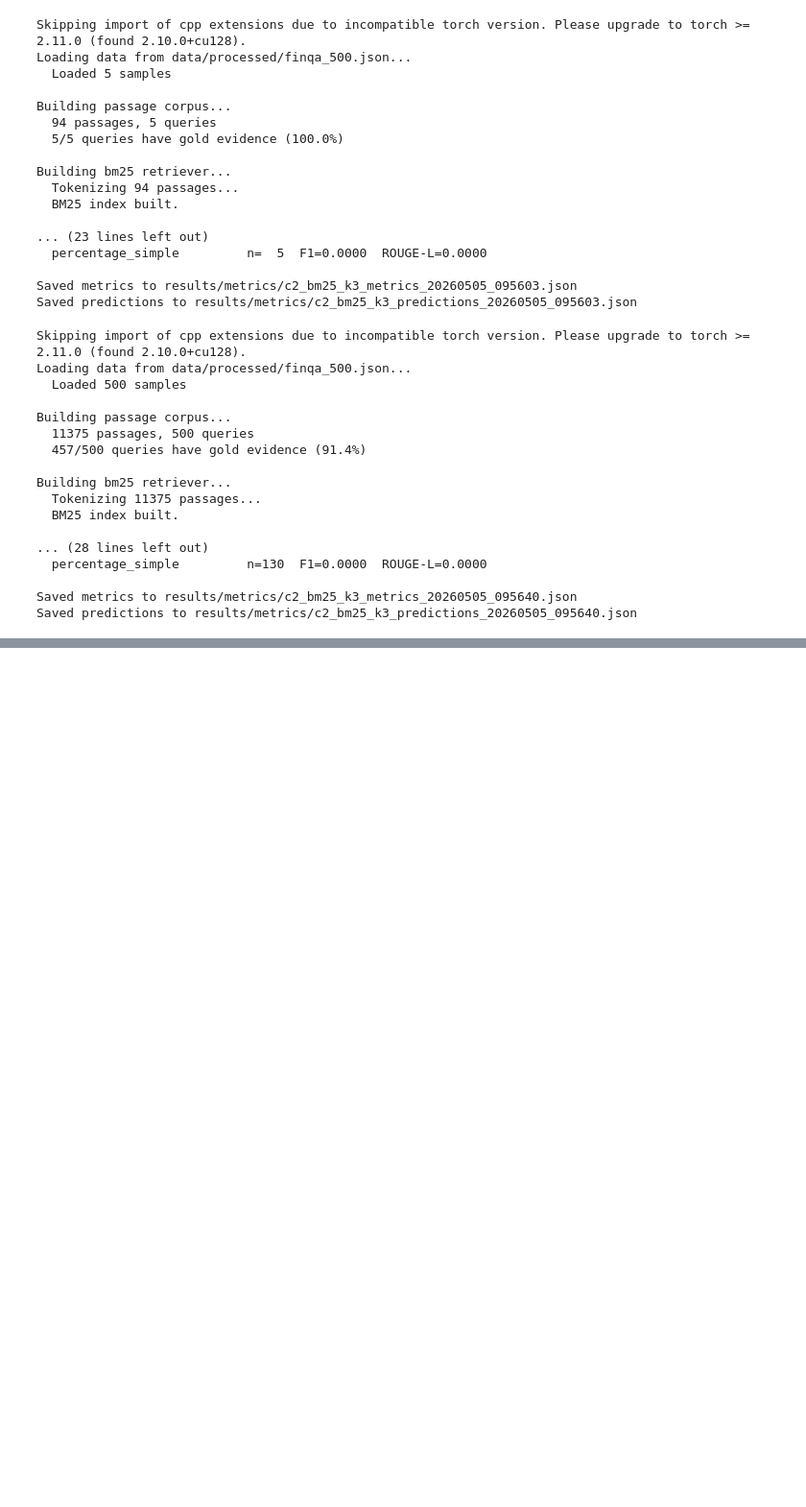
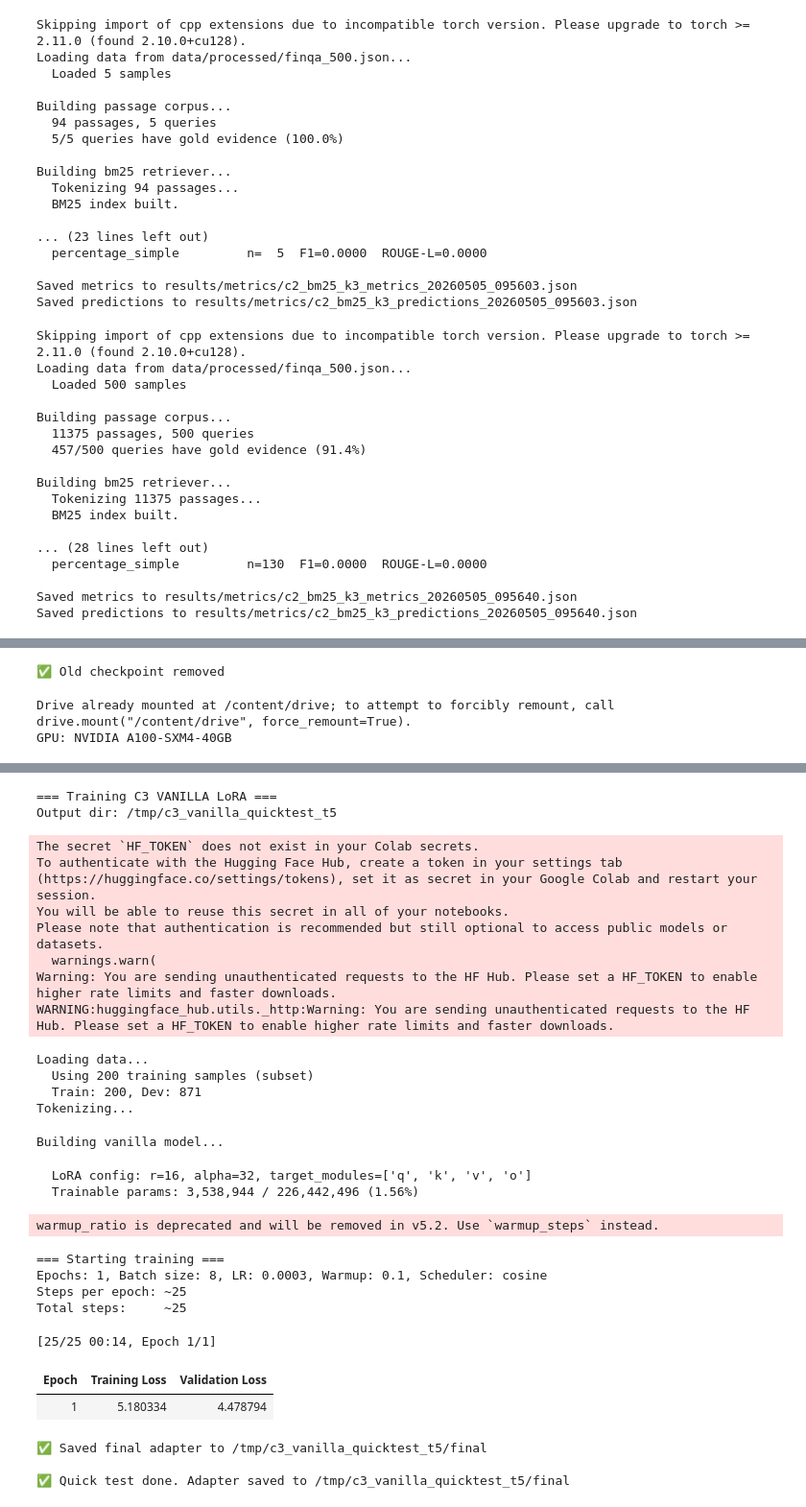
Before and after one commit to zx2536-gif/finqa-rag-lora-ablation, a Jupyter notebook: notebooks/01_data_exploration.ipynb, the cells around one changed output, grey strips where cells are left out. Shown at 96% size. Cells and saved outputs as stored; diff of their text form; code cells hidden in the pictures; blank space fills up the shorter version.

```diff
--- a/notebooks/01_data_exploration.ipynb
+++ b/notebooks/01_data_exploration.ipynb
@@ -2559,0 +3222,38 @@ print(f"\n✅ Quick test done. Adapter saved to {quick_dir}")
+# %%
+!rm -rf /content/drive/MyDrive/finqa-rag-lora-ablation/checkpoints/c3_vanilla
+print("✅ Old checkpoint removed")
+# %% [output]
+✅ Old checkpoint removed
+# %%
+# === Cell 1: 环境同步 ===
+from google.colab import drive
+drive.mount('/content/drive')
+
+import os
+os.chdir('/content/drive/MyDrive/finqa-rag-lora-ablation')
+
+import torch
+print(f"GPU: {torch.cuda.get_device_name(0)}")
+# %% [output]
+Drive already mounted at /content/drive; to attempt to forcibly remount, call drive.mount("/content/drive", force_remount=True).
+GPU: NVIDIA A100-SXM4-40GB
+# %%
+# === Cell 2: Quick Test - 用 t5-base + 200 条样本 + 1 epoch ===
+import sys
+sys.path.insert(0, '/content/drive/MyDrive/finqa-rag-lora-ablation')
+
+import importlib
+import src.models.lora_trainer
+importlib.reload(src.models.lora_trainer)
+from src.models.lora_trainer import train_lora
+
+# Quick test 验证 t5-base 能学
+quick_dir = train_lora(
+    variant='vanilla',
+    output_dir='/tmp/c3_vanilla_quicktest_t5',
+    epochs=1,
+    batch_size=8,
+    n_train_samples=200,
+)
+print(f"\n✅ Quick test done. Adapter saved to {quick_dir}")
+# %% [output]
@@ -2559,0 +3261,27 @@ print(f"\n✅ Quick test done. Adapter saved to {quick_dir}")
+=== Training C3 VANILLA LoRA ===
+Output dir: /tmp/c3_vanilla_quicktest_t5
+The secret `HF_TOKEN` does not exist in your Colab secrets.
+To authenticate with the Hugging Face Hub, create a token in your settings tab (https://huggingface.co/settings/tokens), set it as secret in your Google Colab and restart your session.
+You will be able to reuse this secret in all of your notebooks.
+Please note that authentication is recommended but still optional to access public models or datasets.
+  warnings.warn(
+Warning: You are sending unauthenticated requests to the HF Hub. Please set a HF_TOKEN to enable higher rate limits and faster downloads.
+WARNING:huggingface_hub.utils._http:Warning: You are sending unauthenticated requests to the HF Hub. Please set a HF_TOKEN to enable higher rate limits and faster downloads.
+Loading data...
+  Using 200 training samples (subset)
+  Train: 200, Dev: 871
+Tokenizing...
+Building vanilla model...
+  LoRA config: r=16, alpha=32, target_modules=['q', 'k', 'v', 'o']
+  Trainable params: 3,538,944 / 226,442,496 (1.56%)
+warmup_ratio is deprecated and will be removed in v5.2. Use `warmup_steps` instead.
+=== Starting training ===
+Epochs: 1, Batch size: 8, LR: 0.0003, Warmup: 0.1, Scheduler: cosine
+Steps per epoch: ~25
+Total steps:     ~25
+[25/25 00:14, Epoch 1/1]
+| Epoch | Training Loss | Validation Loss |
+| 1 | 5.180334 | 4.478794 |
+✅ Saved final adapter to /tmp/c3_vanilla_quicktest_t5/final
+
+✅ Quick test done. Adapter saved to /tmp/c3_vanilla_quicktest_t5/final
```
Also changed, not shown: parts of 35 cells of this notebook, 14 other files.
